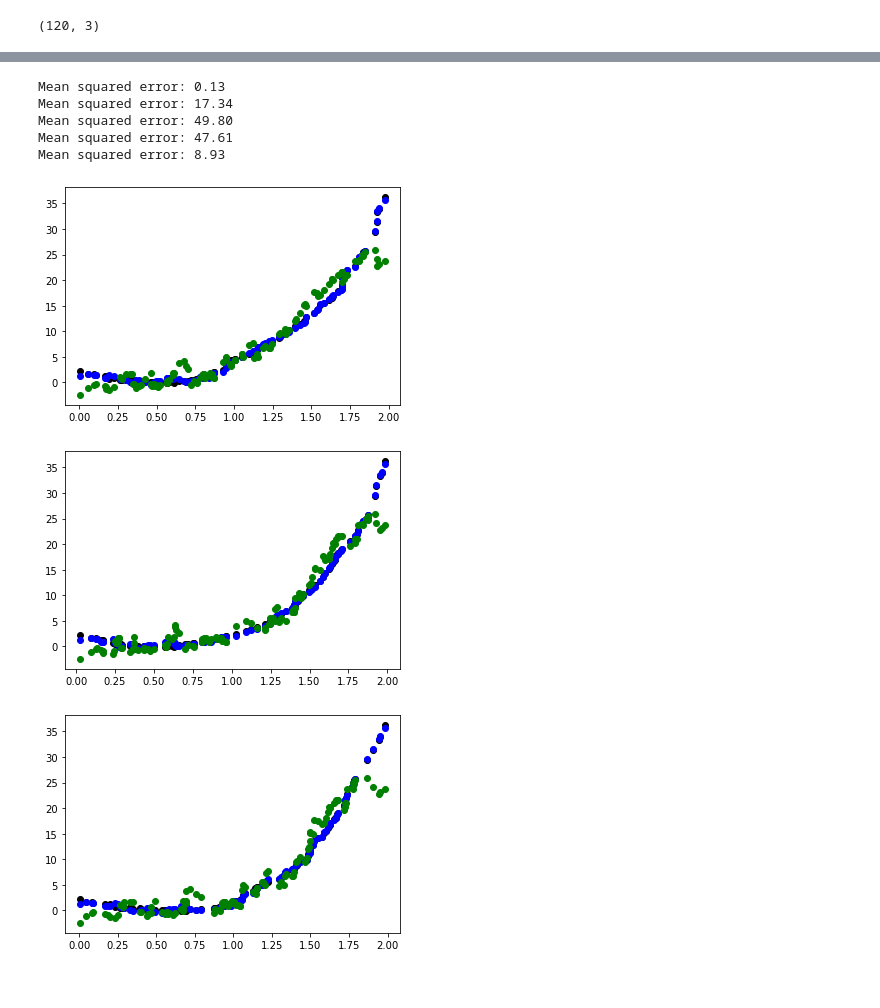
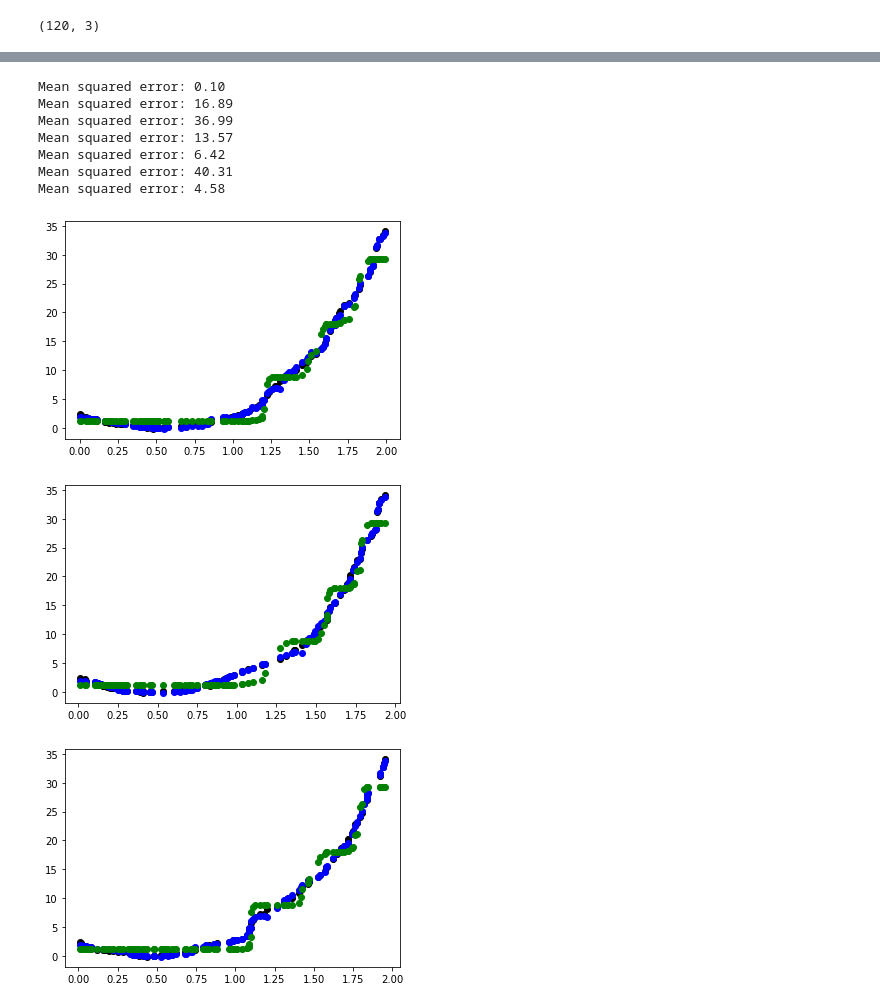
Before and after one commit to Nihal2000/sklearn-dev-0.0, a Jupyter notebook: test_0.0.ipynb, the cells around one changed output, grey strips where cells are left out. Saved outputs shown, nothing was run; the diff lists cells and outputs as text; code cells hidden in the pictures.

```diff
--- a/test_0.0.ipynb
+++ b/test_0.0.ipynb
@@ -66,15 +70,19 @@ X_train.shape
 # %% [output]
 (120, 3)
 # %%
-reg1 = ldtr(max_depth = 2)
-reg2 = LinearRegression(normalize = True,n_jobs = -1)
-reg3 = LinearSVR()
-reg4 = SVR(kernel = 'linear')
-reg5 = DecisionTreeRegressor(max_depth = 2)
+reg1 = ldtr(max_depth= 2)
+reg2 = LinearRegression(n_jobs = -1)
+#reg3 = LinearSVR()
+reg4 = SVR(kernel = 'rbf')
+reg5 = DecisionTreeRegressor(max_depth = 2, min_samples_leaf= 3, min_samples_split= 6)
+#reg6 = SGDRegressor(n_iter_no_change=250, penalty=None, eta0=0.0001, max_iter=100000)
+reg7 = RandomForestRegressor(max_depth = 2,n_jobs = -1)
 # %%
 reg1.fit(X_train, y_train)
 reg2.fit(X_train, y_train)
 reg3.fit(X_train, y_train)
 reg4.fit(X_train, y_train)
 reg5.fit(X_train, y_train)
+reg6.fit(X_train, y_train)
+reg7.fit(X_train, y_train)
 # %% [output]
@@ -97,22 +118,26 @@ print('Mean squared error: %.2f'% mean_squared_error(y_test, y_pred2))
 print('Mean squared error: %.2f'% mean_squared_error(y_test, y_pred3))
 print('Mean squared error: %.2f'% mean_squared_error(y_test, y_pred4))
 print('Mean squared error: %.2f'% mean_squared_error(y_test, y_pred5))
+print('Mean squared error: %.2f'% mean_squared_error(y_test, y_pred6))
+print('Mean squared error: %.2f'% mean_squared_error(y_test, y_pred7))
 # %% [output]
-Mean squared error: 0.13
-Mean squared error: 17.34
-Mean squared error: 49.80
-Mean squared error: 47.61
-Mean squared error: 8.93
+Mean squared error: 0.10
+Mean squared error: 16.89
+Mean squared error: 36.99
+Mean squared error: 13.57
+Mean squared error: 6.42
+Mean squared error: 40.31
+Mean squared error: 4.58
 # %%
 for i in range(X_train.shape[1]):
     plt.scatter(X_train[:, i], y_train,  color='black')
     plt.scatter(X_train[:, i], reg1.predict(X_train),  color='blue')
-    plt.scatter(X_train[:, i], reg2.predict(X_train),  color='green')
+    plt.scatter(X_train[:, i], reg7.predict(X_train),  color='green')
     plt.show()
 # %% [output]
-[figure, old version]
+[figure, new version]
-[figure, old version]
+[figure, new version]
-[figure, old version]
+[figure, new version]
 # %%
 for i in range(X_test.shape[1]):
     plt.scatter(X_test[:, i], y_test,  color='black')
```
Also changed, not shown: parts of 4 cells of this notebook, 3 other files.
